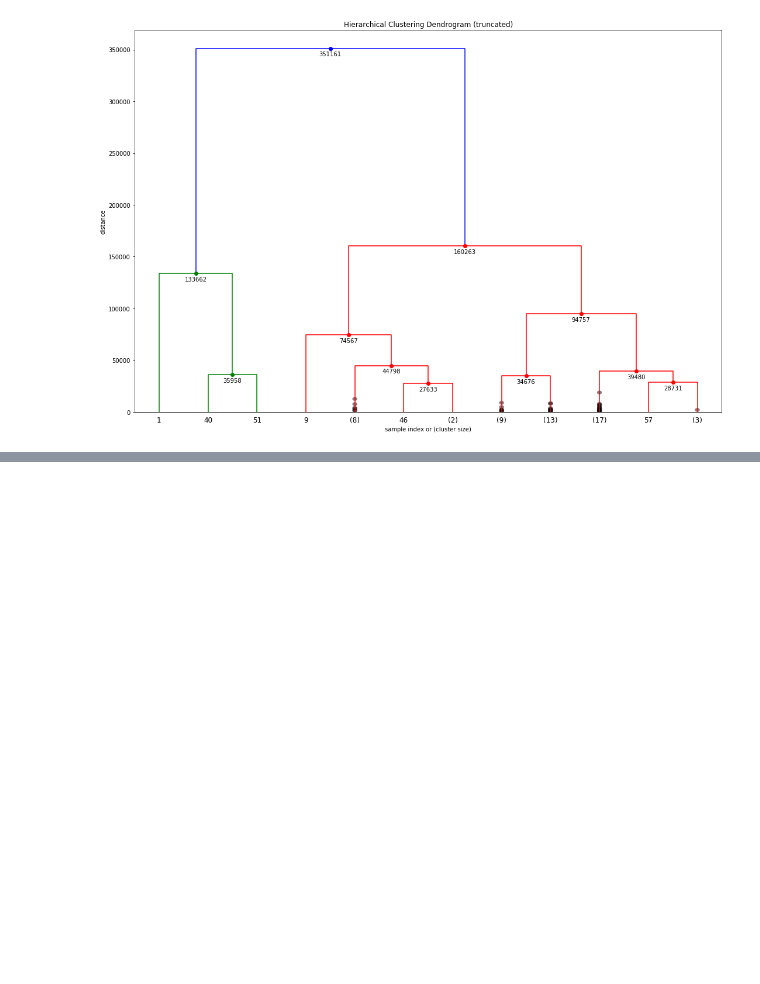
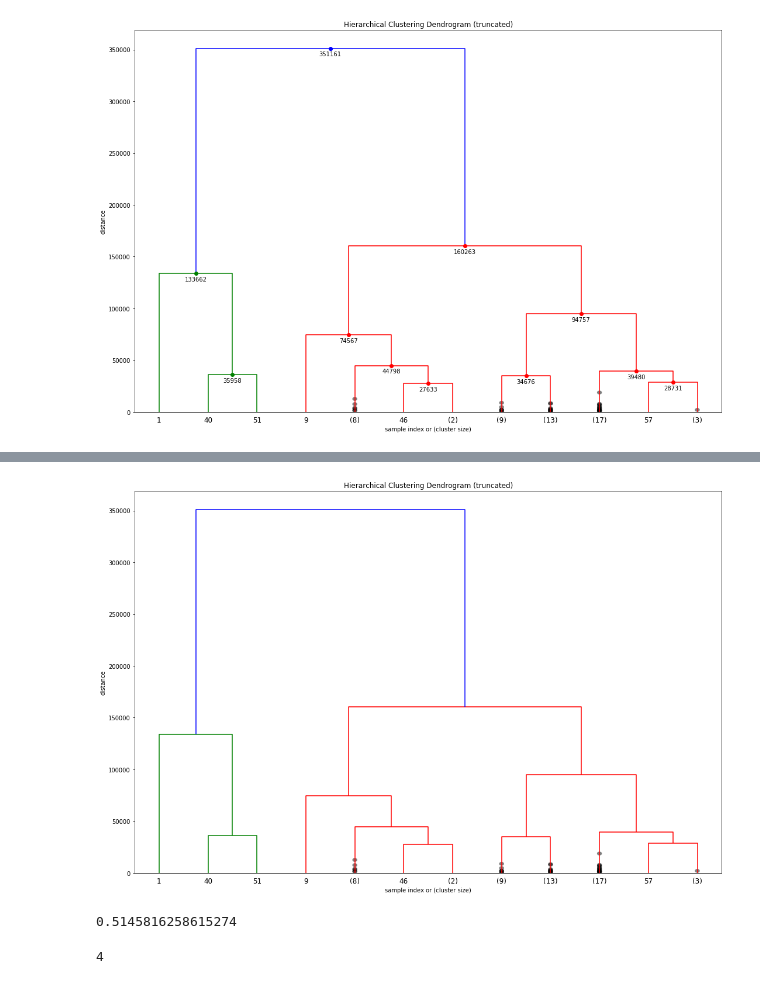
Before and after one commit to slotbite/Jupyter-Notebook, a Jupyter notebook: Modelos/Segmentacion de clientes/Clustering jerarquico.ipynb, the cells around one changed output, grey strips where cells are left out. Cells and saved outputs as stored; diff of their text form; code cells hidden in the pictures; blank space fills up the shorter version.

```diff
--- a/Modelos/Segmentacion de clientes/Clustering jerarquico.ipynb
+++ b/Modelos/Segmentacion de clientes/Clustering jerarquico.ipynb
@@ -181,0 +188,20 @@ plt.show()
+# %%
+from scipy.spatial.distance import pdist ,  squareform
+
+data_dist = pdist(sample ) # computing the distance
+mergings = linkage(data_dist , method='ward') # computing the linkage
+#mergings = linkage(sample , method='ward')
+# %%
+plt.title('Hierarchical Clustering Dendrogram (truncated)')
+plt.xlabel('sample index or (cluster size)')
+plt.ylabel('distance')
+ddata = dendrogram(
+    mergings,
+    truncate_mode='lastp',  # show only the last p merged clusters
+    p=12,  # show only the last p merged cluster
+    leaf_font_size=12.,
+    show_contracted=True,  # to get a distribution impression in truncated branches
+)
+plt.show()
+# %% [output]
+[figure, added]
@@ -181,0 +224,8 @@ plt.show()
+# %%
+b
+# %% [output]
+0.5145816258615274
+# %%
+a
+# %% [output]
+4
```
Also changed, not shown: parts of 7 cells of this notebook.
